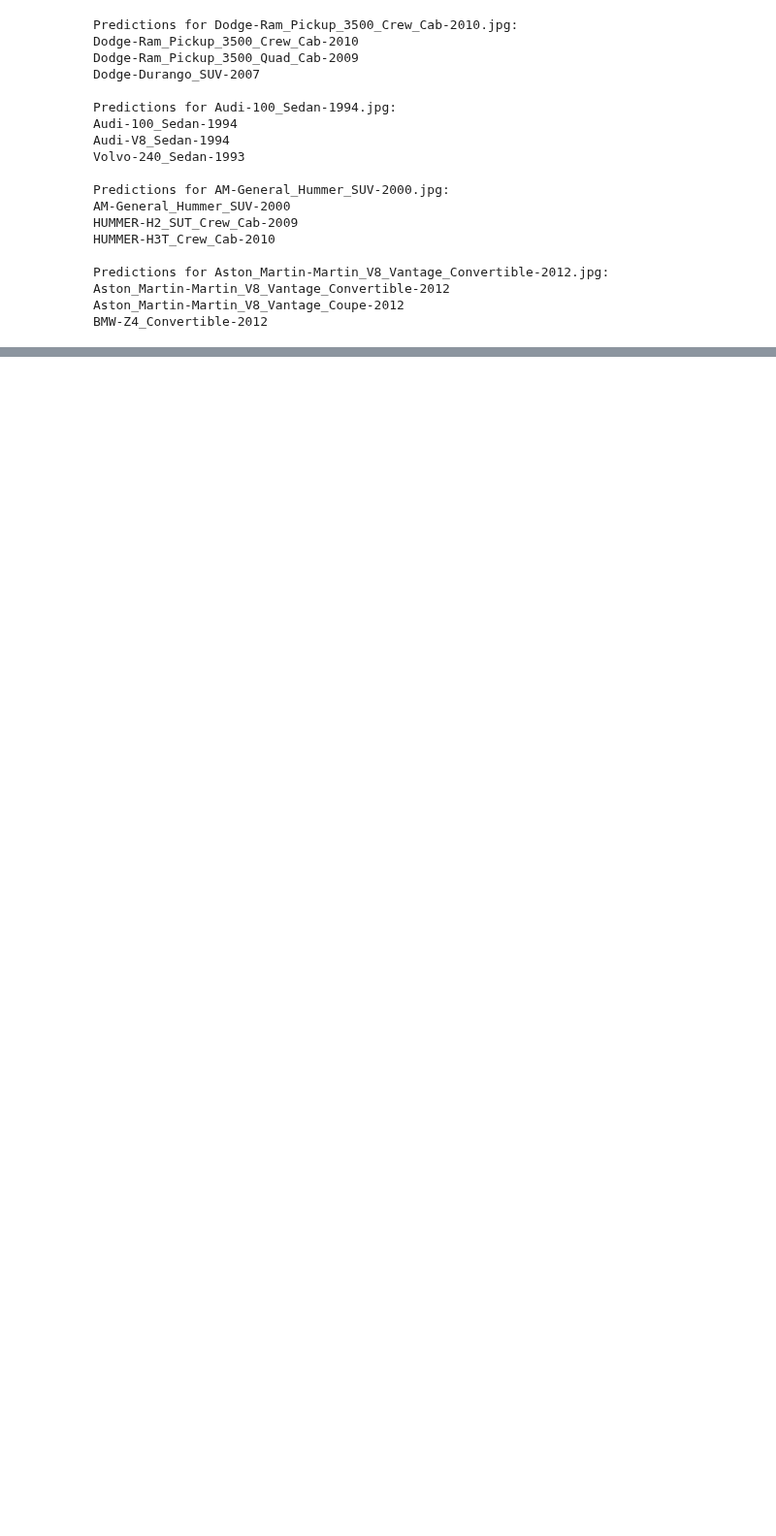
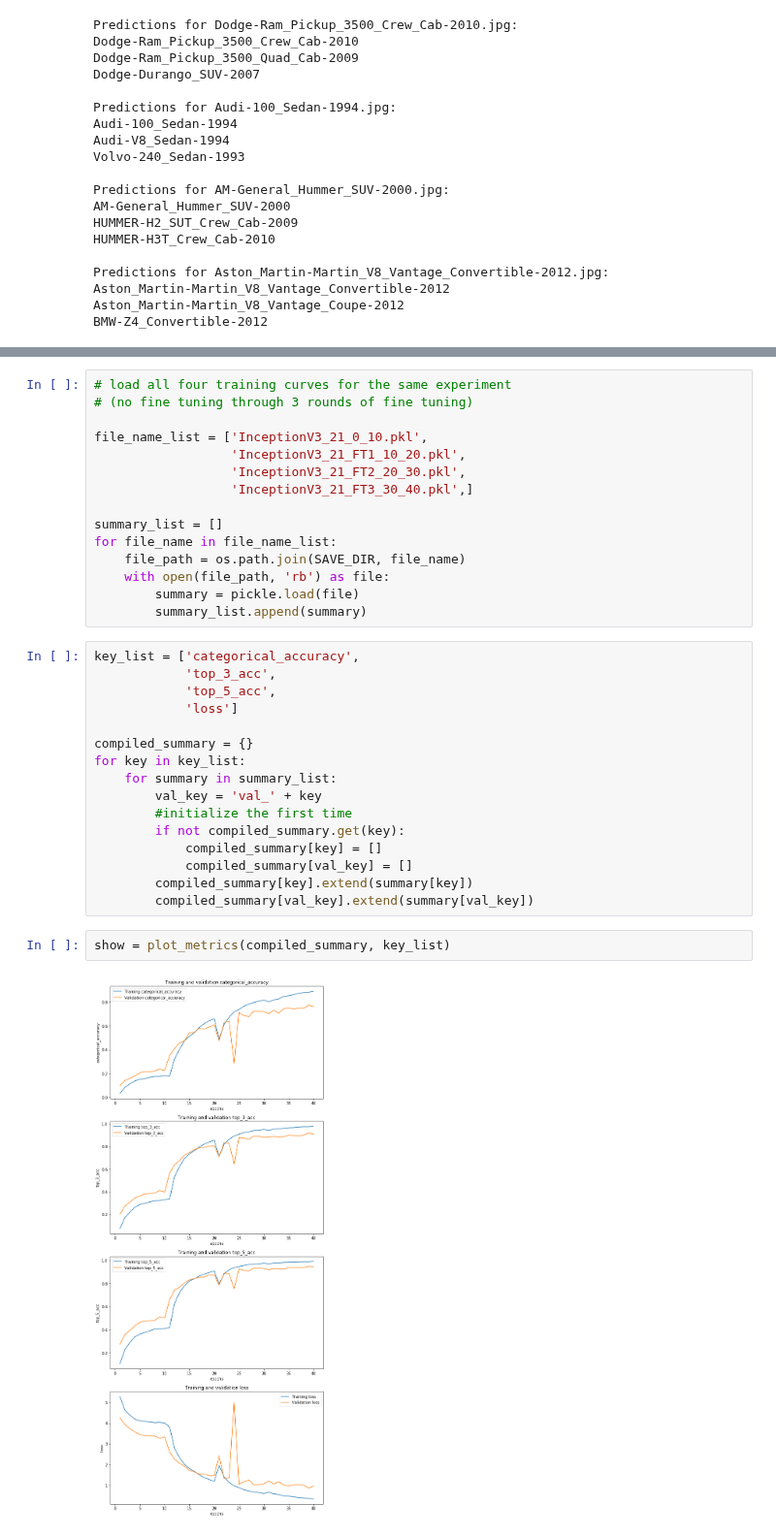
Before and after one commit to trnoriega/car-classifier, a Jupyter notebook: 5_model_validation.ipynb, the cells around one changed output, grey strips where cells are left out. Shown at 97% size. Drawn from its saved outputs; the diff is of its cells as text; blank space fills up the shorter version.

Commit message:
Good visualization of training validation curves

```diff
--- a/5_model_validation.ipynb
+++ b/5_model_validation.ipynb
@@ -86,0 +90,35 @@ BMW-Z4_Convertible-2012
+# %%
+# load all four training curves for the same experiment
+# (no fine tuning through 3 rounds of fine tuning)
+
+file_name_list = ['InceptionV3_21_0_10.pkl',
+                  'InceptionV3_21_FT1_10_20.pkl',
+                  'InceptionV3_21_FT2_20_30.pkl',
+                  'InceptionV3_21_FT3_30_40.pkl',]
+
+summary_list = []
+for file_name in file_name_list:
+    file_path = os.path.join(SAVE_DIR, file_name)
+    with open(file_path, 'rb') as file:
+        summary = pickle.load(file)
+        summary_list.append(summary)
+# %%
+key_list = ['categorical_accuracy',
+            'top_3_acc',
+            'top_5_acc',
+            'loss']
+
+compiled_summary = {}
+for key in key_list:
+    for summary in summary_list:
+        val_key = 'val_' + key
+        #initialize the first time
+        if not compiled_summary.get(key):
+            compiled_summary[key] = []
+            compiled_summary[val_key] = []
+        compiled_summary[key].extend(summary[key])
+        compiled_summary[val_key].extend(summary[val_key])
+# %%
+show = plot_metrics(compiled_summary, key_list)
+# %% [output]
+[figure, added]
```
Also changed, not shown: parts of 2 cells of this notebook.
